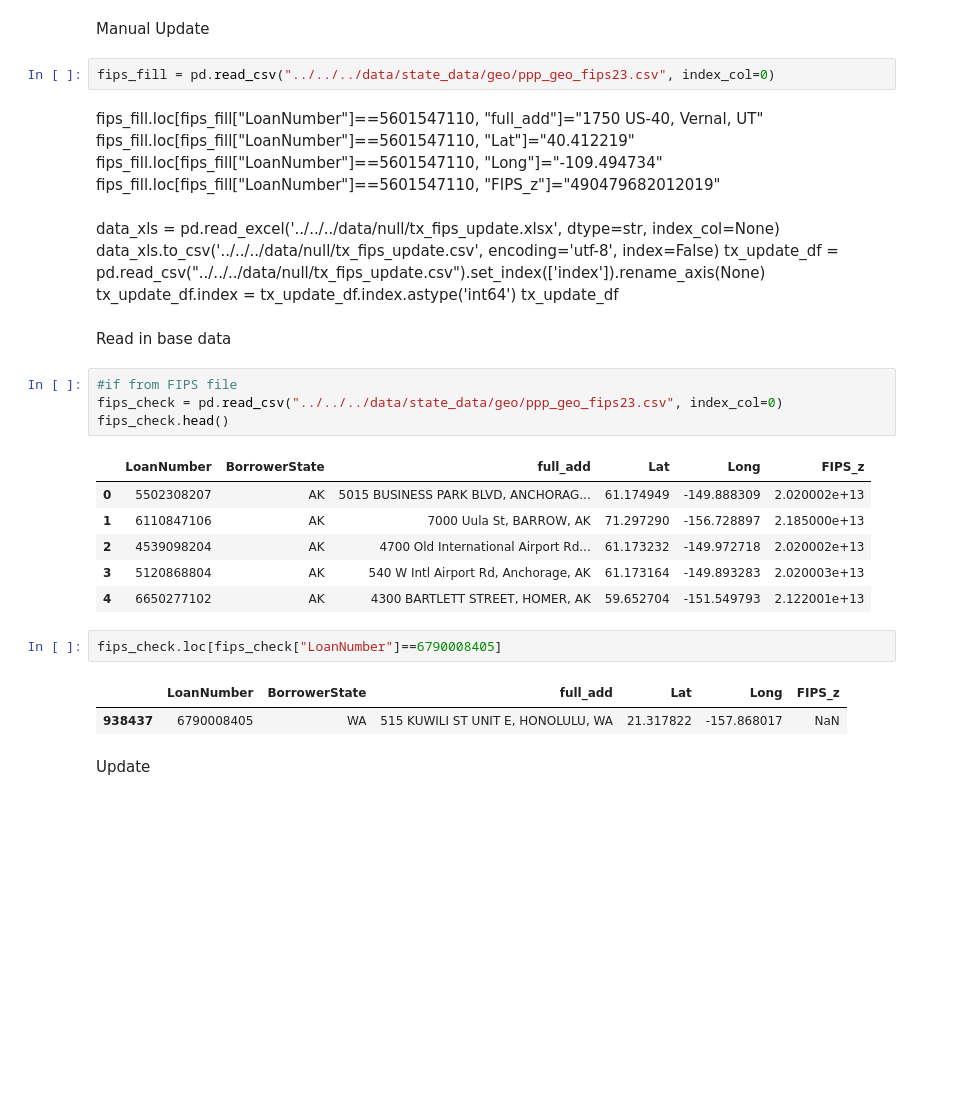
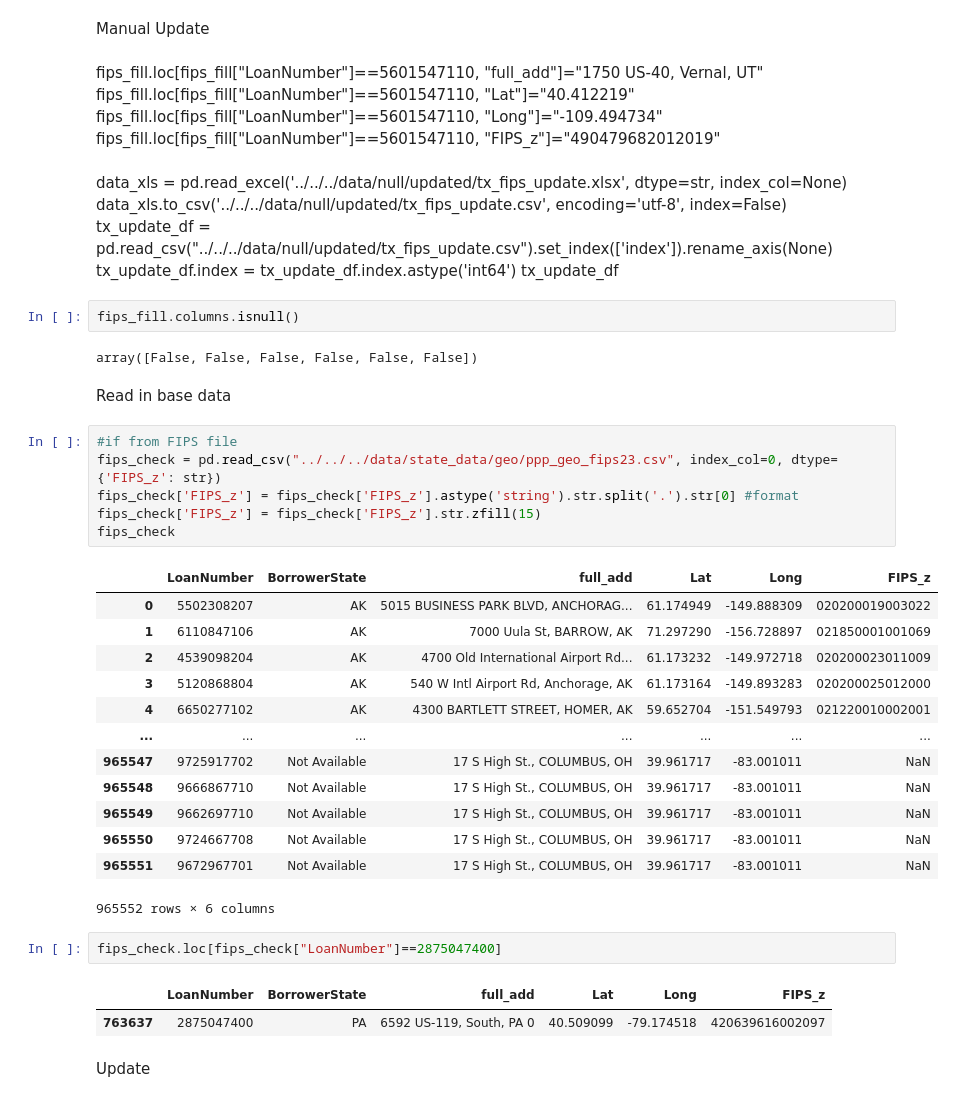
Before and after one commit to cspence001/mapdata_fips_aggregation, a Jupyter notebook: selenium_fips/23/selenium_census_script_fipscheck_23.ipynb, the cells around one changed output. Saved outputs shown, nothing was run; the diff lists cells and outputs as text; blank space fills up the shorter version.

```diff
--- a/selenium_fips/23/selenium_census_script_fipscheck_23.ipynb
+++ b/selenium_fips/23/selenium_census_script_fipscheck_23.ipynb
@@ -237,37 +226,48 @@ fips_fill.loc[fips_fill["FIPS_z"].str[:2] == '51', 'BorrowerState'] = 'VA'
 Check
 # %% [markdown]
 Manual Update
-# %%
-fips_fill = pd.read_csv("../../../data/state_data/geo/ppp_geo_fips23.csv", index_col=0)
 # %% [markdown]
 fips_fill.loc[fips_fill["LoanNumber"]==5601547110, "full_add"]="1750 US-40, Vernal, UT"
 fips_fill.loc[fips_fill["LoanNumber"]==5601547110, "Lat"]="40.412219"
 fips_fill.loc[fips_fill["LoanNumber"]==5601547110, "Long"]="-109.494734"
 fips_fill.loc[fips_fill["LoanNumber"]==5601547110, "FIPS_z"]="490479682012019"
 # %% [markdown]
-data_xls = pd.read_excel('../../../data/null/tx_fips_update.xlsx', dtype=str, index_col=None)
-data_xls.to_csv('../../../data/null/tx_fips_update.csv', encoding='utf-8', index=False)
-tx_update_df = pd.read_csv("../../../data/null/tx_fips_update.csv").set_index(['index']).rename_axis(None)
+data_xls = pd.read_excel('../../../data/null/updated/tx_fips_update.xlsx', dtype=str, index_col=None)
+data_xls.to_csv('../../../data/null/updated/tx_fips_update.csv', encoding='utf-8', index=False)
+tx_update_df = pd.read_csv("../../../data/null/updated/tx_fips_update.csv").set_index(['index']).rename_axis(None)
 tx_update_df.index = tx_update_df.index.astype('int64')
 tx_update_df
+# %%
+fips_fill.columns.isnull()
+# %% [output]
+array([False, False, False, False, False, False])
 # %% [markdown]
 Read in base data
 # %%
 #if from FIPS file
-fips_check = pd.read_csv("../../../data/state_data/geo/ppp_geo_fips23.csv", index_col=0)
-fips_check.head()
+fips_check = pd.read_csv("../../../data/state_data/geo/ppp_geo_fips23.csv", index_col=0, dtype={'FIPS_z': str})
+fips_check['FIPS_z'] = fips_check['FIPS_z'].astype('string').str.split('.').str[0] #format
+fips_check['FIPS_z'] = fips_check['FIPS_z'].str.zfill(15)
+fips_check
 # %% [output]
 |  | LoanNumber | BorrowerState | full_add | Lat | Long | FIPS_z |
-| 0 | 5502308207 | AK | 5015 BUSINESS PARK BLVD, ANCHORAG... | 61.174949 | -149.888309 | 2.020002e+13 |
-| 1 | 6110847106 | AK | 7000 Uula St, BARROW, AK | 71.297290 | -156.728897 | 2.185000e+13 |
-| 2 | 4539098204 | AK | 4700 Old International Airport Rd... | 61.173232 | -149.972718 | 2.020002e+13 |
-| 3 | 5120868804 | AK | 540 W Intl Airport Rd, Anchorage, AK | 61.173164 | -149.893283 | 2.020003e+13 |
-| 4 | 6650277102 | AK | 4300 BARTLETT STREET, HOMER, AK | 59.652704 | -151.549793 | 2.122001e+13 |
+| 0 | 5502308207 | AK | 5015 BUSINESS PARK BLVD, ANCHORAG... | 61.174949 | -149.888309 | 020200019003022 |
+| 1 | 6110847106 | AK | 7000 Uula St, BARROW, AK | 71.297290 | -156.728897 | 021850001001069 |
+| 2 | 4539098204 | AK | 4700 Old International Airport Rd... | 61.173232 | -149.972718 | 020200023011009 |
+| 3 | 5120868804 | AK | 540 W Intl Airport Rd, Anchorage, AK | 61.173164 | -149.893283 | 020200025012000 |
+| 4 | 6650277102 | AK | 4300 BARTLETT STREET, HOMER, AK | 59.652704 | -151.549793 | 021220010002001 |
+| ... | ... | ... | ... | ... | ... | ... |
+| 965547 | 9725917702 | Not Available | 17 S High St., COLUMBUS, OH | 39.961717 | -83.001011 | NaN |
+| 965548 | 9666867710 | Not Available | 17 S High St., COLUMBUS, OH | 39.961717 | -83.001011 | NaN |
+| 965549 | 9662697710 | Not Available | 17 S High St., COLUMBUS, OH | 39.961717 | -83.001011 | NaN |
+| 965550 | 9724667708 | Not Available | 17 S High St., COLUMBUS, OH | 39.961717 | -83.001011 | NaN |
+| 965551 | 9672967701 | Not Available | 17 S High St., COLUMBUS, OH | 39.961717 | -83.001011 | NaN |
+965552 rows × 6 columns
 # %%
-fips_check.loc[fips_check["LoanNumber"]==6790008405]
+fips_check.loc[fips_check["LoanNumber"]==2875047400]
 # %% [output]
 |  | LoanNumber | BorrowerState | full_add | Lat | Long | FIPS_z |
-| 938437 | 6790008405 | WA | 515 KUWILI ST UNIT E, HONOLULU, WA | 21.317822 | -157.868017 | NaN |
+| 763637 | 2875047400 | PA | 6592 US-119, South, PA 0 | 40.509099 | -79.174518 | 420639616002097 |
 # %% [markdown]
 Update
 # %%
```
Also changed, not shown: parts of 9 cells of this notebook, 2 other files.
